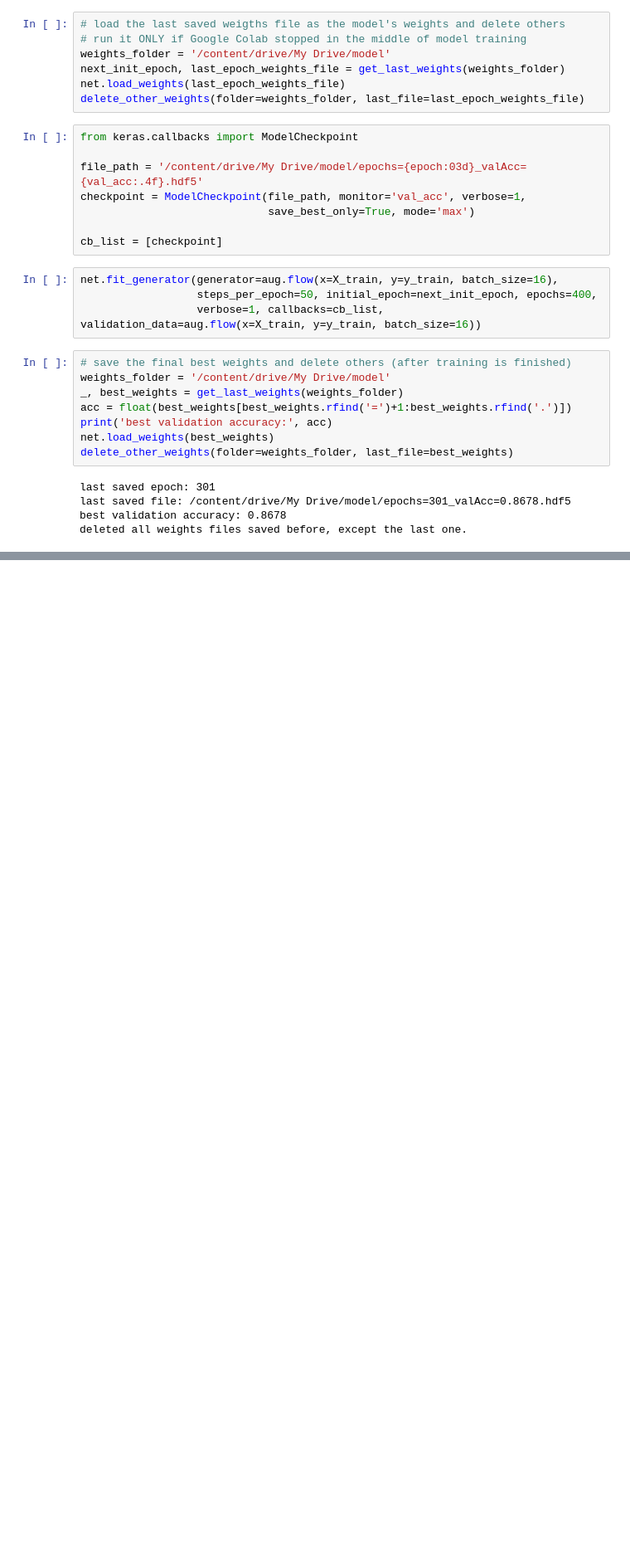
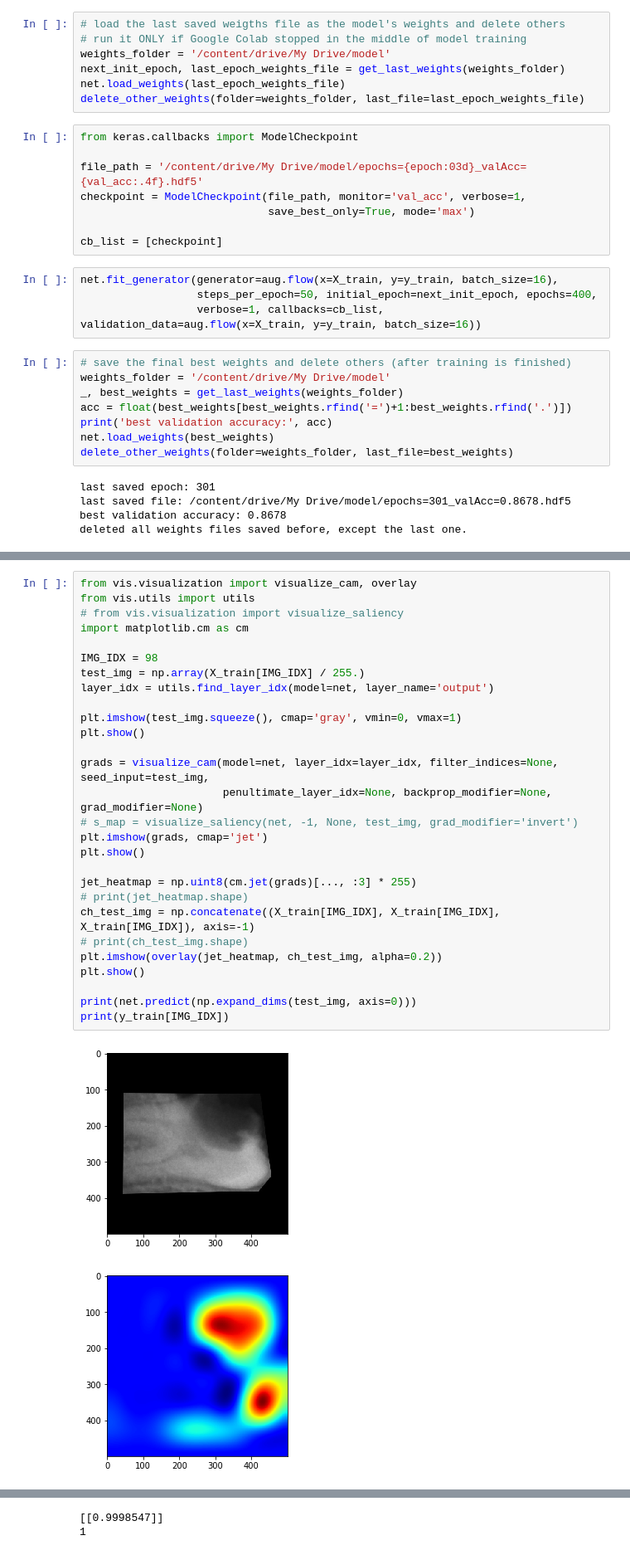
Before and after one commit to armiro/Dental-Caries-Classification, a Jupyter notebook: periapical_dental_caries_detection.ipynb, the cells around one changed output, grey strips where cells are left out. Shown: that part at 83% size. Saved outputs shown, nothing was run; the diff lists cells and outputs as text; blank space fills up the shorter version.

```diff
--- a/periapical_dental_caries_detection.ipynb
+++ b/periapical_dental_caries_detection.ipynb
@@ -224,0 +242,31 @@ probability: [[0.8757183]]
+# %%
+from vis.visualization import visualize_cam, overlay
+from vis.utils import utils
+# from vis.visualization import visualize_saliency
+import matplotlib.cm as cm
+
+IMG_IDX = 98
+test_img = np.array(X_train[IMG_IDX] / 255.)
+layer_idx = utils.find_layer_idx(model=net, layer_name='output')
+
+plt.imshow(test_img.squeeze(), cmap='gray', vmin=0, vmax=1)
+plt.show()
+
+grads = visualize_cam(model=net, layer_idx=layer_idx, filter_indices=None, seed_input=test_img,
+                      penultimate_layer_idx=None, backprop_modifier=None, grad_modifier=None)
+# s_map = visualize_saliency(net, -1, None, test_img, grad_modifier='invert')
+plt.imshow(grads, cmap='jet')
+plt.show()
+
+jet_heatmap = np.uint8(cm.jet(grads)[..., :3] * 255)
+# print(jet_heatmap.shape)
+ch_test_img = np.concatenate((X_train[IMG_IDX], X_train[IMG_IDX], X_train[IMG_IDX]), axis=-1)
+# print(ch_test_img.shape)
+plt.imshow(overlay(jet_heatmap, ch_test_img, alpha=0.2))
+plt.show()
+
+print(net.predict(np.expand_dims(test_img, axis=0)))
+print(y_train[IMG_IDX])
+# %% [output]
+[figure, added]
+[figure, added]
@@ -224,0 +274,2 @@ probability: [[0.8757183]]
+[[0.9998547]]
+1
```
Also changed, not shown: parts of 10 cells of this notebook.
